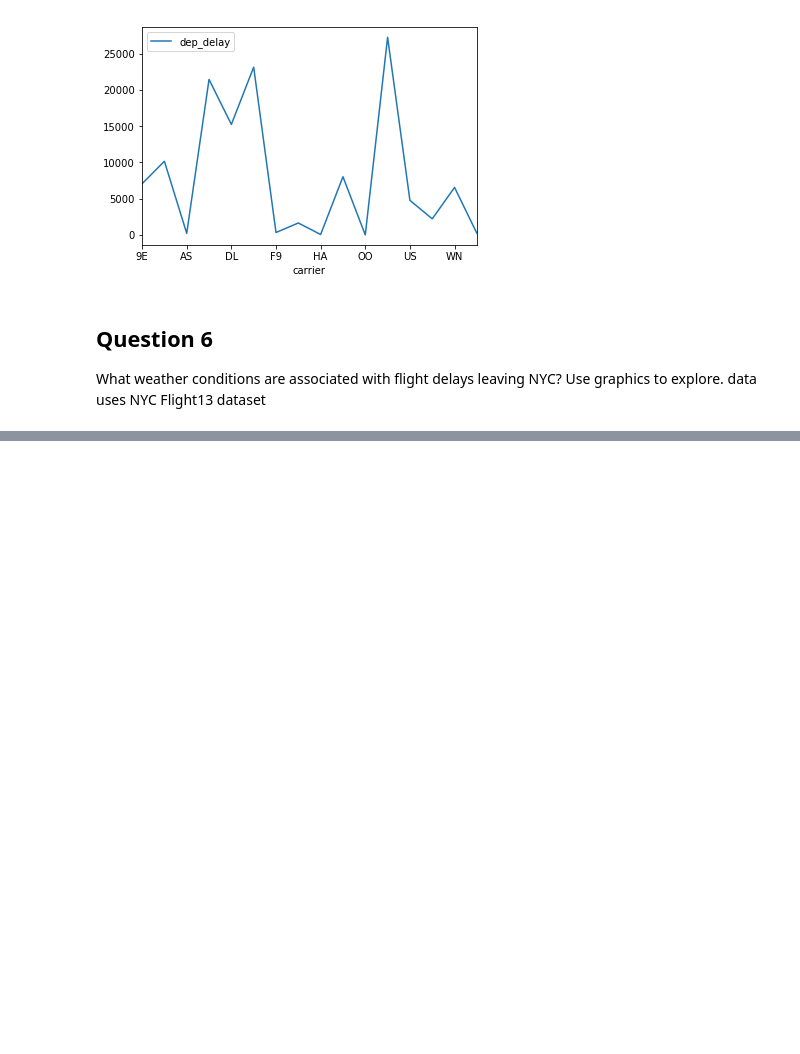
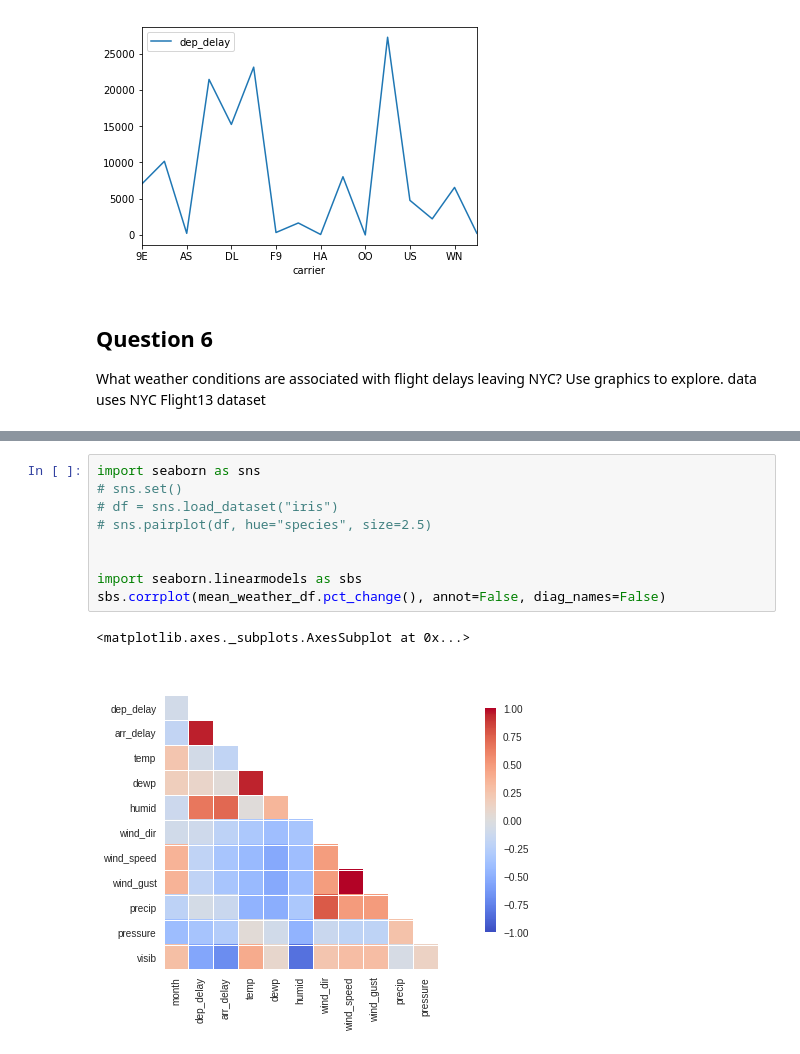
Before and after one commit to Naif6003/LearningJournal, a Jupyter notebook: Python/MachineLearning_Problems/ProblemSet_01/Weather_Airlines_Questions.ipynb, the cells around one changed output, grey strips where cells are left out. Saved outputs shown, nothing was run; the diff lists cells and outputs as text; blank space fills up the shorter version.

```diff
--- a/Python/MachineLearning_Problems/ProblemSet_01/Weather_Airlines_Questions.ipynb
+++ b/Python/MachineLearning_Problems/ProblemSet_01/Weather_Airlines_Questions.ipynb
@@ -415,0 +515,12 @@ data uses NYC Flight13 dataset<br>
+# %%
+import seaborn as sns
+# sns.set()
+# df = sns.load_dataset("iris")
+# sns.pairplot(df, hue="species", size=2.5)
+
+
+import seaborn.linearmodels as sbs
+sbs.corrplot(mean_weather_df.pct_change(), annot=False, diag_names=False)
+# %% [output]
+<matplotlib.axes._subplots.AxesSubplot at 0x...>
+[figure, added]
```
Also changed, not shown: parts of 32 cells of this notebook, 9 other files.
